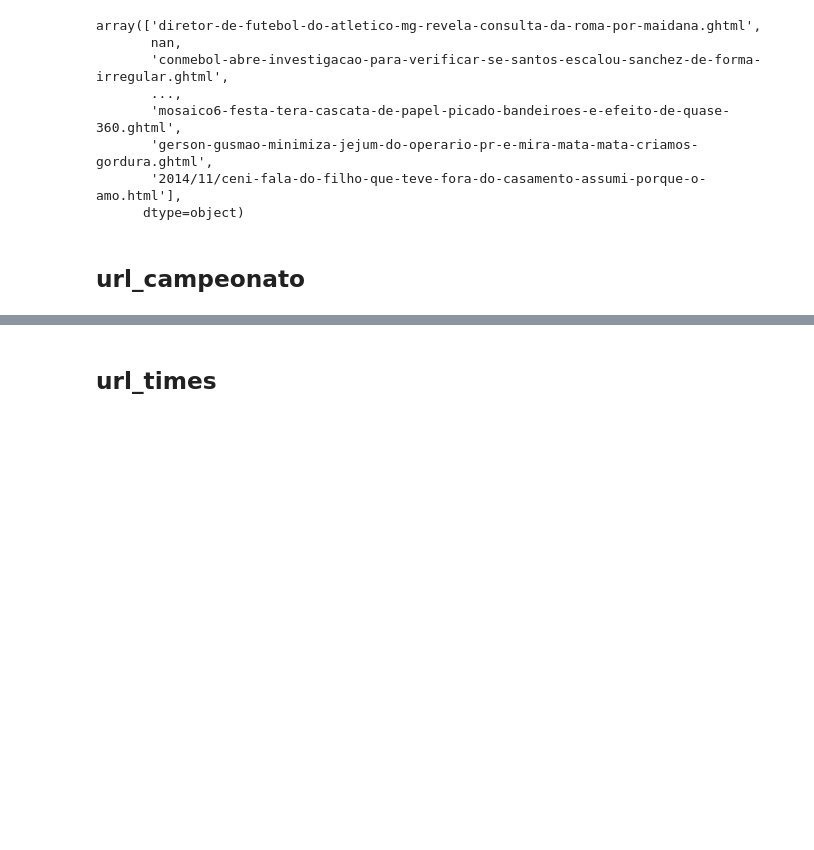
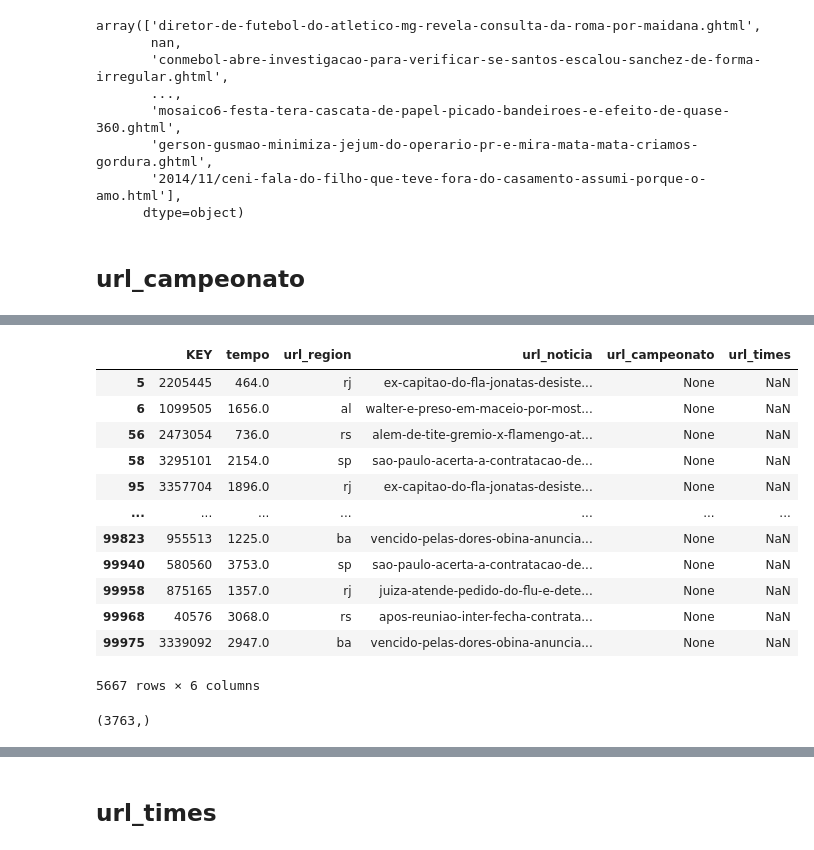
Before and after one commit to Eduardo1000/globo_case, a Jupyter notebook: AED.ipynb, the cells around one changed output, grey strips where cells are left out. Drawn from its saved outputs; the diff is of its cells as text; code cells hidden in the pictures; blank space fills up the shorter version.

```diff
--- a/AED.ipynb
+++ b/AED.ipynb
@@ -403,0 +406,20 @@ am[am['url_campeonato'].str.contains('voce-escala')==True]
+# %%
+am[am[['url_campeonato', 'url_times']].isna().all(axis=1)]
+# %% [output]
+|  | KEY | tempo | url_region | url_noticia | url_campeonato | url_times |
+| 5 | 2205445 | 464.0 | rj | ex-capitao-do-fla-jonatas-desiste... | None | NaN |
+| 6 | 1099505 | 1656.0 | al | walter-e-preso-em-maceio-por-most... | None | NaN |
+| 56 | 2473054 | 736.0 | rs | alem-de-tite-gremio-x-flamengo-at... | None | NaN |
+| 58 | 3295101 | 2154.0 | sp | sao-paulo-acerta-a-contratacao-de... | None | NaN |
+| 95 | 3357704 | 1896.0 | rj | ex-capitao-do-fla-jonatas-desiste... | None | NaN |
+| ... | ... | ... | ... | ... | ... | ... |
+| 99823 | 955513 | 1225.0 | ba | vencido-pelas-dores-obina-anuncia... | None | NaN |
+| 99940 | 580560 | 3753.0 | sp | sao-paulo-acerta-a-contratacao-de... | None | NaN |
+| 99958 | 875165 | 1357.0 | rj | juiza-atende-pedido-do-flu-e-dete... | None | NaN |
+| 99968 | 40576 | 3068.0 | rs | apos-reuniao-inter-fecha-contrata... | None | NaN |
+| 99975 | 3339092 | 2947.0 | ba | vencido-pelas-dores-obina-anuncia... | None | NaN |
+5667 rows × 6 columns
+# %%
+am['url_noticia'].unique().shape
+# %% [output]
+(3763,)
```
Also changed, not shown: parts of 25 cells of this notebook, 3 other files.
